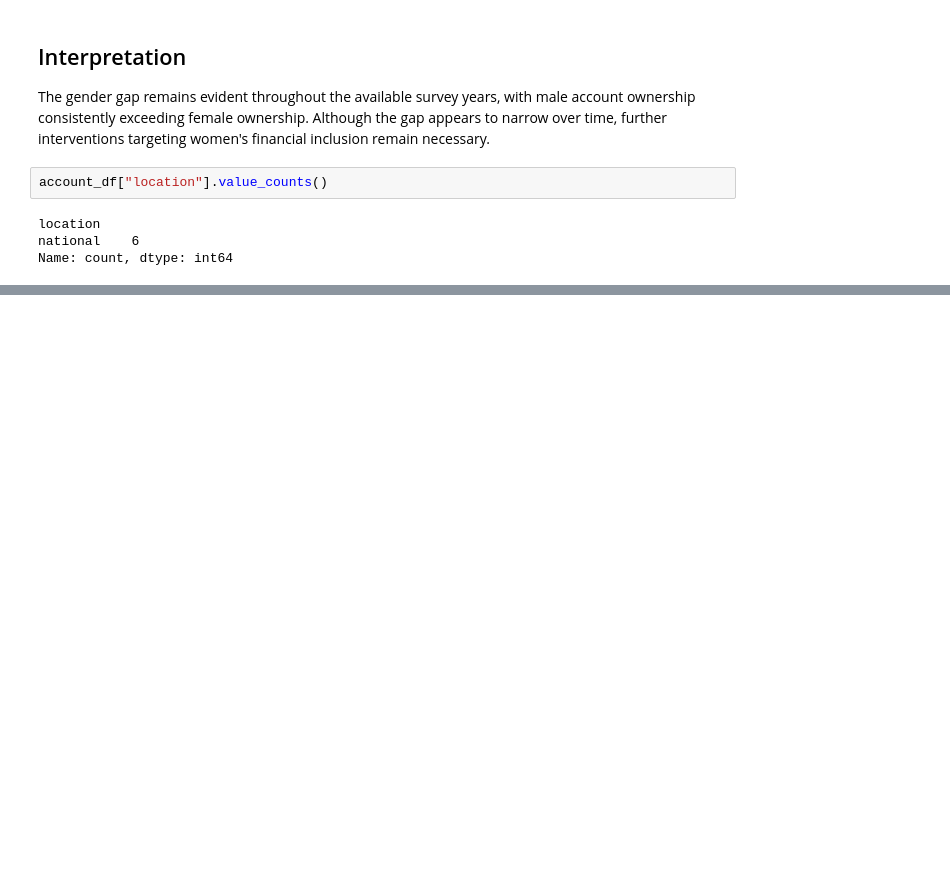
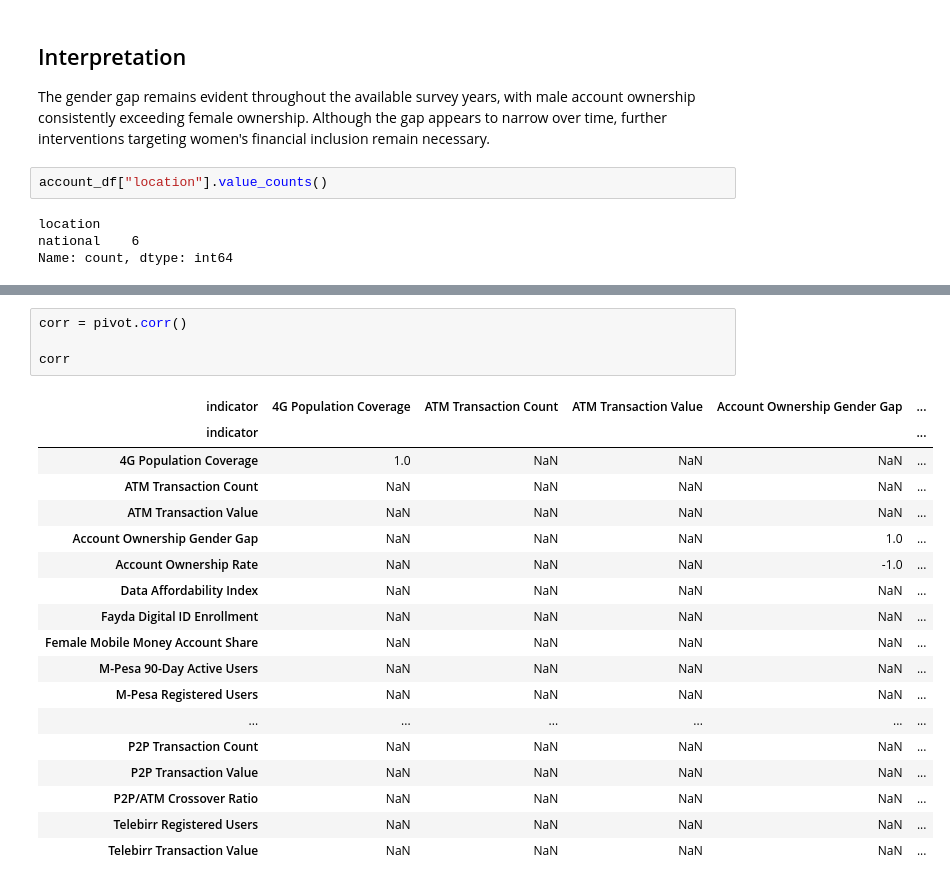
Before and after one commit to Dana-21-21/ethiopia-fi-forecast, a Jupyter notebook: notebooks/Task_2_Exploratory_Data_Analysis.ipynb, the cells around one changed output, grey strips where cells are left out. Saved outputs shown, nothing was run; the diff lists cells and outputs as text; blank space fills up the shorter version.

```diff
--- a/notebooks/Task_2_Exploratory_Data_Analysis.ipynb
+++ b/notebooks/Task_2_Exploratory_Data_Analysis.ipynb
@@ -588,0 +636,23 @@ The provided dataset contains only national-level observations for account owner
+# %%
+corr = pivot.corr()
+
+corr
+# %% [output]
+| indicator | 4G Population Coverage | ATM Transaction Count | ATM Transaction Value | Account Ownership Gender Gap | ... |
+| indicator |  |  |  |  | ... |
+| 4G Population Coverage | 1.0 | NaN | NaN | NaN | ... |
+| ATM Transaction Count | NaN | NaN | NaN | NaN | ... |
+| ATM Transaction Value | NaN | NaN | NaN | NaN | ... |
+| Account Ownership Gender Gap | NaN | NaN | NaN | 1.0 | ... |
+| Account Ownership Rate | NaN | NaN | NaN | -1.0 | ... |
+| Data Affordability Index | NaN | NaN | NaN | NaN | ... |
+| Fayda Digital ID Enrollment | NaN | NaN | NaN | NaN | ... |
+| Female Mobile Money Account Share | NaN | NaN | NaN | NaN | ... |
+| M-Pesa 90-Day Active Users | NaN | NaN | NaN | NaN | ... |
+| M-Pesa Registered Users | NaN | NaN | NaN | NaN | ... |
+| ... | ... | ... | ... | ... | ... |
+| P2P Transaction Count | NaN | NaN | NaN | NaN | ... |
+| P2P Transaction Value | NaN | NaN | NaN | NaN | ... |
+| P2P/ATM Crossover Ratio | NaN | NaN | NaN | NaN | ... |
+| Telebirr Registered Users | NaN | NaN | NaN | NaN | ... |
+| Telebirr Transaction Value | NaN | NaN | NaN | NaN | ... |
```
Also changed, not shown: parts of 22 cells of this notebook.
